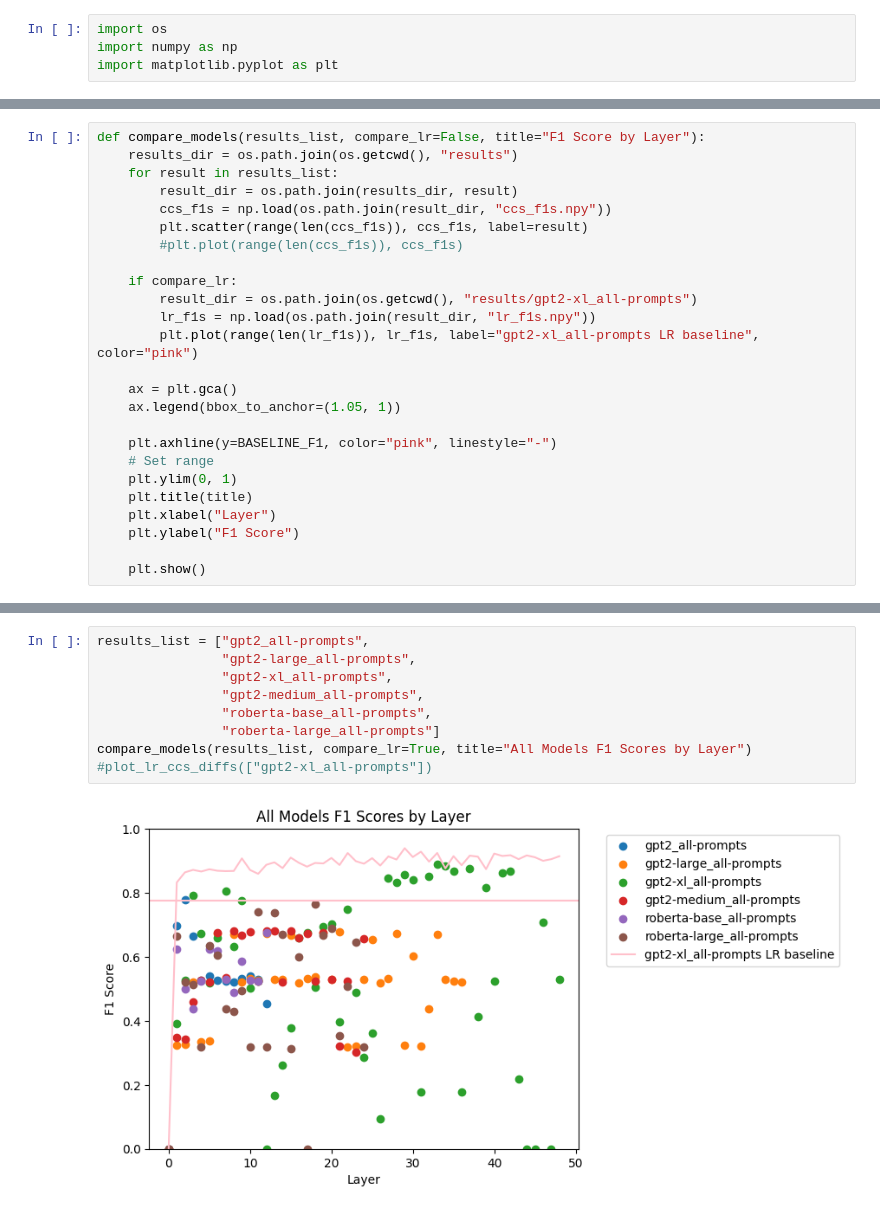
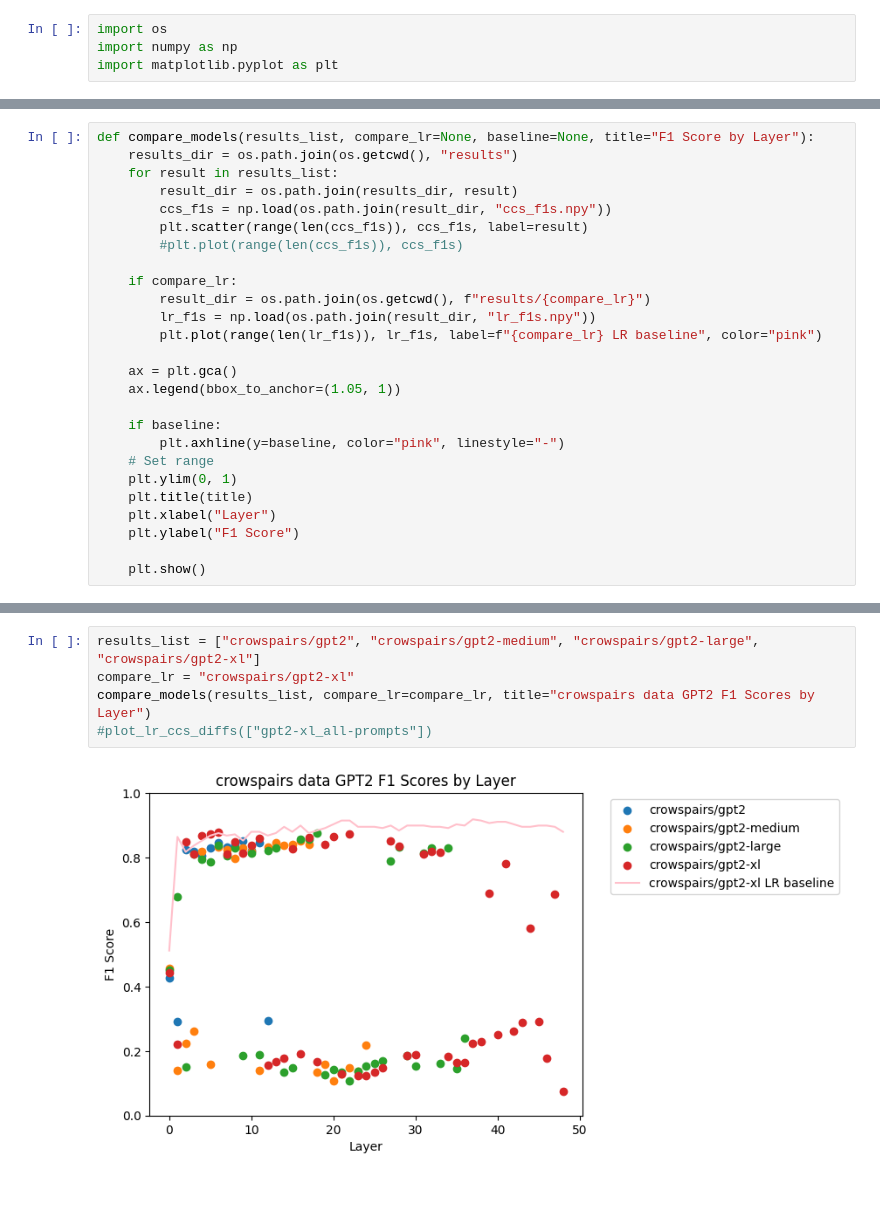
Before and after one commit to danyoungday/6998latentbias, a Jupyter notebook: analysis.ipynb, the cells around one changed output, grey strips where cells are left out. Saved outputs shown, nothing was run; the diff lists cells and outputs as text.

Commit message:
Added crowspairs data support, reorganized data, refactored data loading to handle crowspairs, ran lots of trials in results/

```diff
--- a/analysis.ipynb
+++ b/analysis.ipynb
@@ -8,5 +7,5 @@ BASELINE_F1 = 0.7758620689655172
 # %%
-def compare_models(results_list, compare_lr=False, title="F1 Score by Layer"):
+def compare_models(results_list, compare_lr=None, baseline=None, title="F1 Score by Layer"):
     results_dir = os.path.join(os.getcwd(), "results")
     for result in results_list:
         result_dir = os.path.join(results_dir, result)
@@ -15,14 +14,15 @@ def compare_models(results_list, compare_lr=False, title="F1 Score by Layer"):
         #plt.plot(range(len(ccs_f1s)), ccs_f1s)
 
     if compare_lr:
-        result_dir = os.path.join(os.getcwd(), "results/gpt2-xl_all-prompts")
+        result_dir = os.path.join(os.getcwd(), f"results/{compare_lr}")
         lr_f1s = np.load(os.path.join(result_dir, "lr_f1s.npy"))
-        plt.plot(range(len(lr_f1s)), lr_f1s, label="gpt2-xl_all-prompts LR baseline", color="pink")
+        plt.plot(range(len(lr_f1s)), lr_f1s, label=f"{compare_lr} LR baseline", color="pink")
 
     ax = plt.gca()
     ax.legend(bbox_to_anchor=(1.05, 1))
 
-    plt.axhline(y=BASELINE_F1, color="pink", linestyle="-")
+    if baseline:
+        plt.axhline(y=baseline, color="pink", linestyle="-")
     # Set range
     plt.ylim(0, 1)
     plt.title(title)
@@ -52,13 +53,9 @@ def plot_lr_ccs_diffs(results_list, title="Lr vs. CCS F1 Difference by Layer"):
 
     plt.show()
 # %%
-results_list = ["gpt2_all-prompts",
-                "gpt2-large_all-prompts",
-                "gpt2-xl_all-prompts",
-                "gpt2-medium_all-prompts",
-                "roberta-base_all-prompts",
-                "roberta-large_all-prompts"]
-compare_models(results_list, compare_lr=True, title="All Models F1 Scores by Layer")
+results_list = ["crowspairs/gpt2", "crowspairs/gpt2-medium", "crowspairs/gpt2-large", "crowspairs/gpt2-xl"]
+compare_lr = "crowspairs/gpt2-xl"
+compare_models(results_list, compare_lr=compare_lr, title="crowspairs data GPT2 F1 Scores by Layer")
 #plot_lr_ccs_diffs(["gpt2-xl_all-prompts"])
 # %% [output]
-[figure, old version]
+[figure, new version]
```
Also changed, not shown: parts of 2 cells of this notebook, 38 other files.
